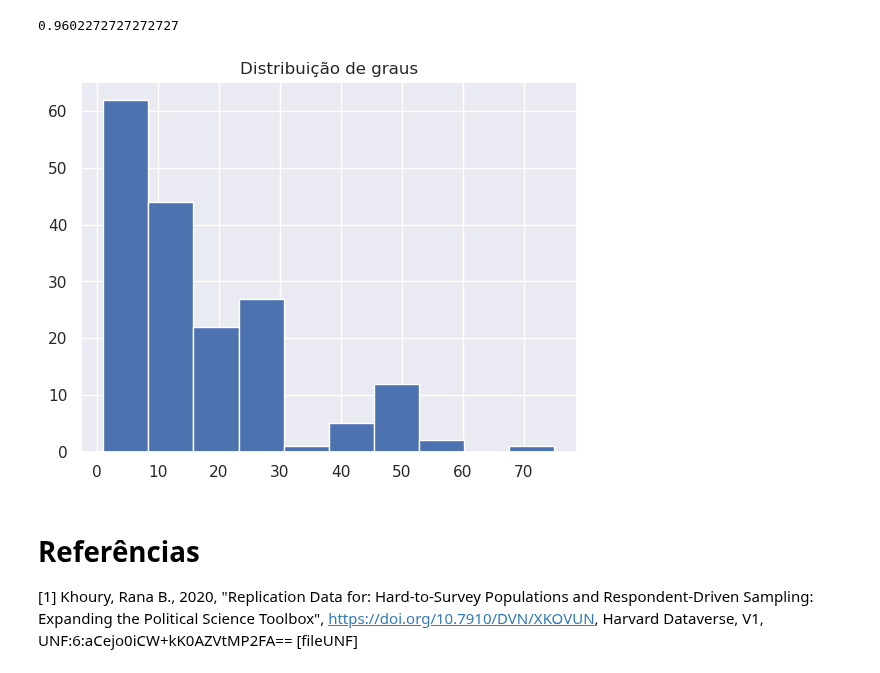
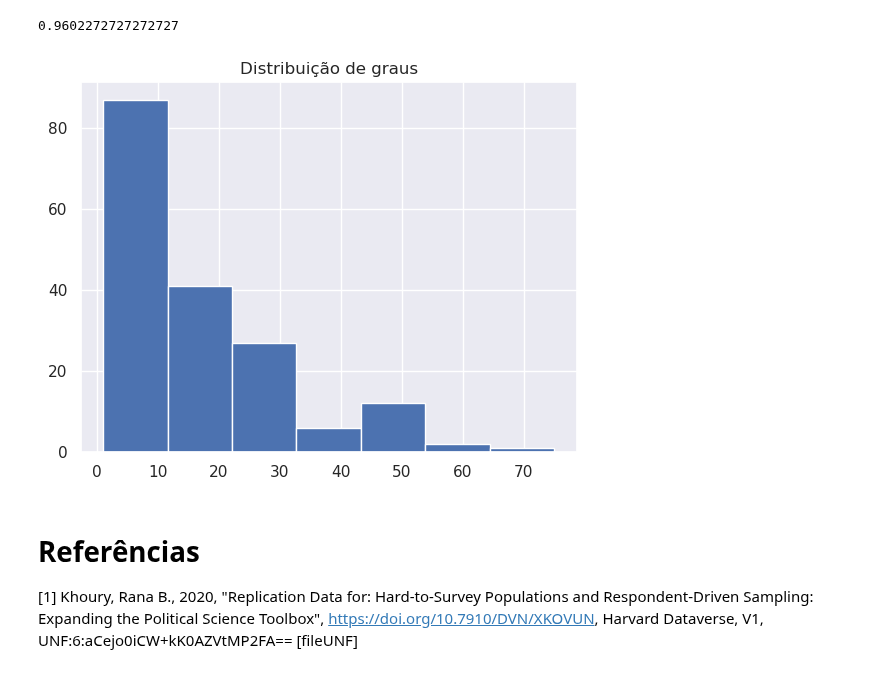
Before and after one commit to lucasmoschen/rds-bayesian-analysis-tcc, a Jupyter notebook: notebooks/introduction-rds.ipynb, the cells around one changed output. Saved outputs shown, nothing was run; the diff lists cells and outputs as text; code cells hidden in the pictures.

```diff
--- a/notebooks/introduction-rds.ipynb
+++ b/notebooks/introduction-rds.ipynb
@@ -28,7 +28,7 @@ Here we present the data and explain each title
 
 The other columns are answers to demographic and activism questions developed by the research.
 # %%
-data = pd.read_excel("../data/rds_replication_data.xlsx",
+data = pd.read_excel("../data/Harvard_refugees_activists/rds_replication_data.xlsx",
                      dtype = {"id": str,
                               "recruit.id": str,
                               "coupon.1": str,
@@ -117,11 +121,11 @@ sum(dict(G.out_degree()).values())/len(dict(G.out_degree()).values())
 # %% [output]
 0.9602272727272727
 # %%
-data.degree.hist()
+data.degree.hist(bins=7)
 plt.title("Distribuição de graus")
 plt.show()
 # %% [output]
-[figure, old version]
+[figure, new version]
 # %% [markdown]
 # Referências
 
```
Also changed, not shown: parts of 2 cells of this notebook, 5 other files.
